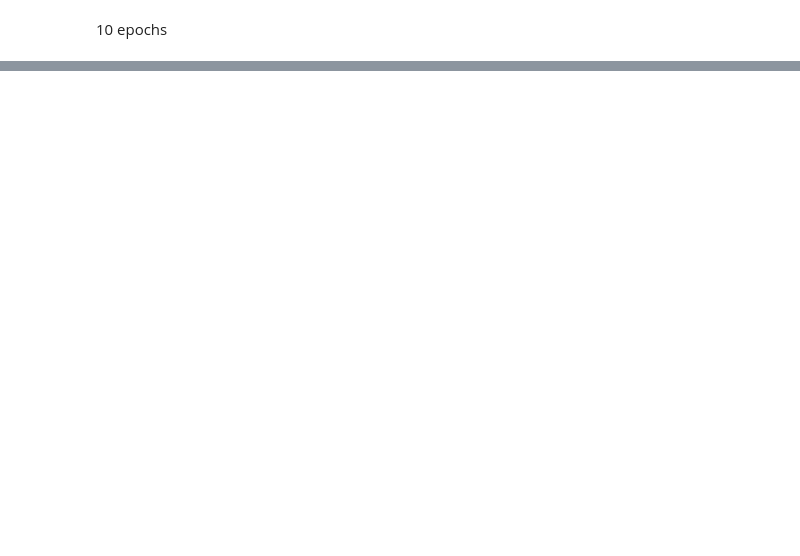
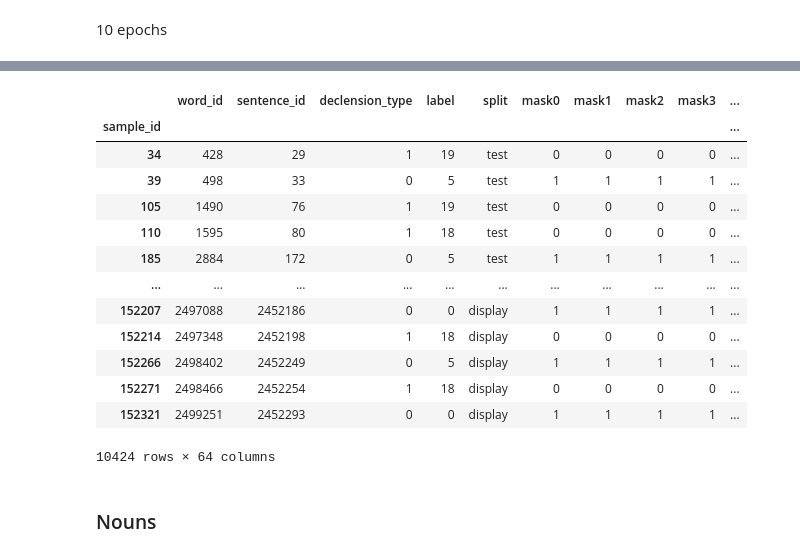
Before and after one commit to okulovsky/grammar_ru, a Jupyter notebook: tg/projects/agreement/4.adjectives_report.ipynb, the cells around one changed output, grey strips where cells are left out. Saved outputs shown, nothing was run; the diff lists cells and outputs as text; code cells hidden in the pictures; blank space fills up the shorter version.

```diff
--- a/tg/projects/agreement/4.adjectives_report.ipynb
+++ b/tg/projects/agreement/4.adjectives_report.ipynb
@@ -270,0 +307,23 @@ fig.show()
+# %%
+job_name = 'datasphere/agreementproject/job_info/job_agreementproject_16:49:45.454601.txt'
+metrics, result_df, y_true, y_pred, tasks = get_training_results(bucket,job_name, project_name)
+
+
+plot_metrics(metrics, tasks[0])
+sorted_nums = sorted(list(y_true.unique()))
+cm = pd.DataFrame(
+    confusion_matrix(y_true, y_pred,
+                        # normalize='true'
+                     ).round(2),
+    columns=[f'pred {n} {end_by_num[n]}' for n in sorted_nums],
+    index=[f'actual {n} {end_by_num[n]}' for n in sorted_nums]
+)
+plot_cm(cm)
+cm = pd.DataFrame(
+    confusion_matrix(y_true, y_pred,
+                        normalize='true'
+                     ).round(2),
+    columns=[f'pred {n} {end_by_num[n]}' for n in sorted_nums],
+    index=[f'actual {n} {end_by_num[n]}' for n in sorted_nums]
+)
+plot_cm(cm)
@@ -270,0 +342,19 @@ fig.show()
+# %%
+result_df
+# %% [output]
+|  | word_id | sentence_id | declension_type | label | split | mask0 | mask1 | mask2 | mask3 | ... |
+| sample_id |  |  |  |  |  |  |  |  |  | ... |
+| 34 | 428 | 29 | 1 | 19 | test | 0 | 0 | 0 | 0 | ... |
+| 39 | 498 | 33 | 0 | 5 | test | 1 | 1 | 1 | 1 | ... |
+| 105 | 1490 | 76 | 1 | 19 | test | 0 | 0 | 0 | 0 | ... |
+| 110 | 1595 | 80 | 1 | 18 | test | 0 | 0 | 0 | 0 | ... |
+| 185 | 2884 | 172 | 0 | 5 | test | 1 | 1 | 1 | 1 | ... |
+| ... | ... | ... | ... | ... | ... | ... | ... | ... | ... | ... |
+| 152207 | 2497088 | 2452186 | 0 | 0 | display | 1 | 1 | 1 | 1 | ... |
+| 152214 | 2497348 | 2452198 | 1 | 18 | display | 0 | 0 | 0 | 0 | ... |
+| 152266 | 2498402 | 2452249 | 0 | 5 | display | 1 | 1 | 1 | 1 | ... |
+| 152271 | 2498466 | 2452254 | 1 | 18 | display | 0 | 0 | 0 | 0 | ... |
+| 152321 | 2499251 | 2452293 | 0 | 0 | display | 1 | 1 | 1 | 1 | ... |
+10424 rows × 64 columns
+# %% [markdown]
+### Nouns
```
Also changed, not shown: parts of 26 cells of this notebook.
